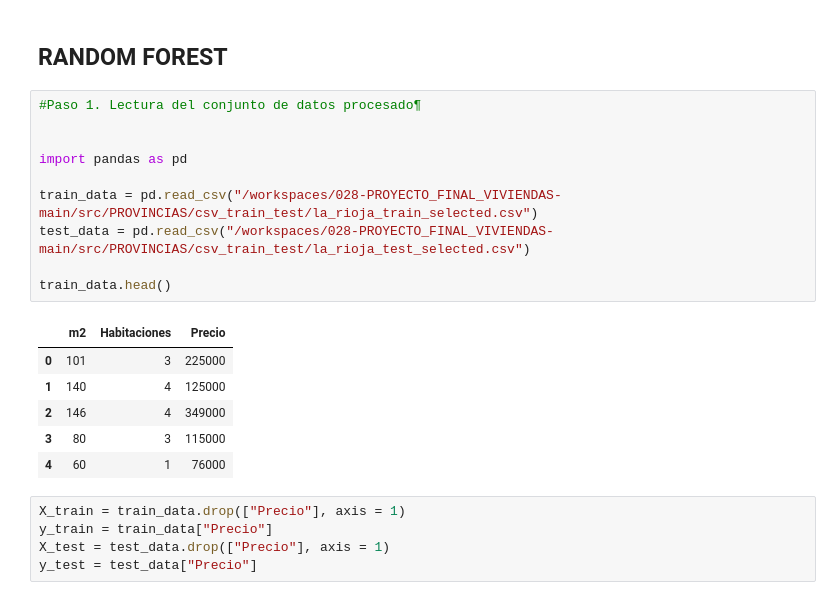
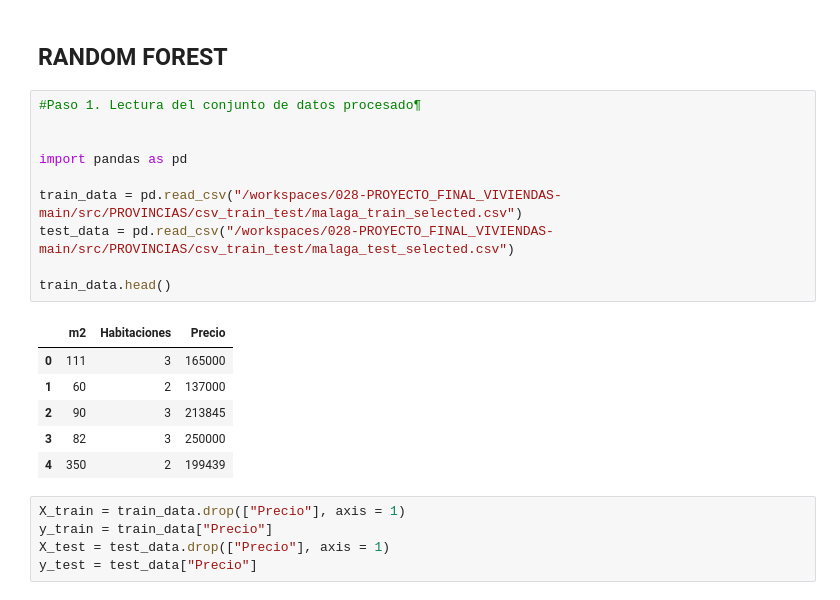
Before and after one commit to 4GeeksAcademy/028-PROYECTO_FINAL_VIVIENDAS-main-4geeks, a Jupyter notebook: src/PROVINCIAS/EDA/creacion_modelos.ipynb, the cells around one changed output. Saved outputs shown, nothing was run; the diff lists cells and outputs as text.

```diff
--- a/src/PROVINCIAS/EDA/creacion_modelos.ipynb
+++ b/src/PROVINCIAS/EDA/creacion_modelos.ipynb
@@ -95,20 +95,20 @@ Conjunto de TRAIN y TEST con características seleccionadas exportados
 # %%
 #Paso 1. Lectura del conjunto de datos procesado¶
 
 
 import pandas as pd
 
-train_data = pd.read_csv("/workspaces/028-PROYECTO_FINAL_VIVIENDAS-main/src/PROVINCIAS/csv_train_test/la_rioja_train_selected.csv")
-test_data = pd.read_csv("/workspaces/028-PROYECTO_FINAL_VIVIENDAS-main/src/PROVINCIAS/csv_train_test/la_rioja_test_selected.csv")
+train_data = pd.read_csv("/workspaces/028-PROYECTO_FINAL_VIVIENDAS-main/src/PROVINCIAS/csv_train_test/malaga_train_selected.csv")
+test_data = pd.read_csv("/workspaces/028-PROYECTO_FINAL_VIVIENDAS-main/src/PROVINCIAS/csv_train_test/malaga_test_selected.csv")
 
 train_data.head()
 # %% [output]
 |  | m2 | Habitaciones | Precio |
-| 0 | 101 | 3 | 225000 |
-| 1 | 140 | 4 | 125000 |
-| 2 | 146 | 4 | 349000 |
-| 3 | 80 | 3 | 115000 |
-| 4 | 60 | 1 | 76000 |
+| 0 | 111 | 3 | 165000 |
+| 1 | 60 | 2 | 137000 |
+| 2 | 90 | 3 | 213845 |
+| 3 | 82 | 3 | 250000 |
+| 4 | 350 | 2 | 199439 |
 # %%
 X_train = train_data.drop(["Precio"], axis = 1)
 y_train = train_data["Precio"]
```
Also changed, not shown: parts of 9 cells of this notebook, 24 other files.
